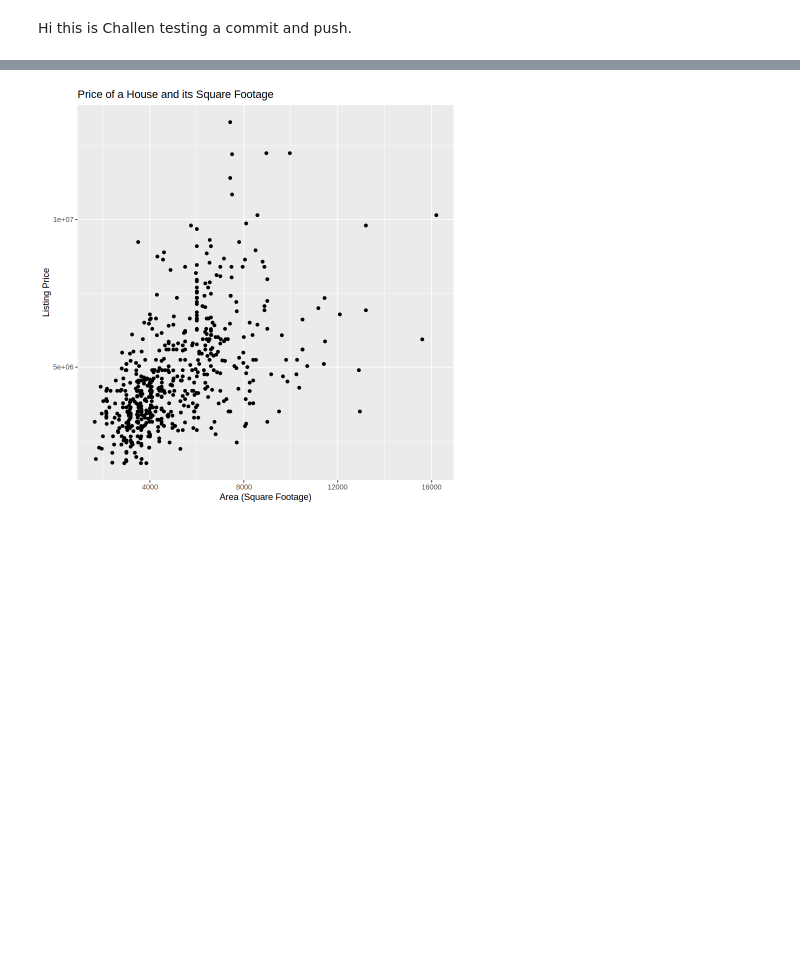
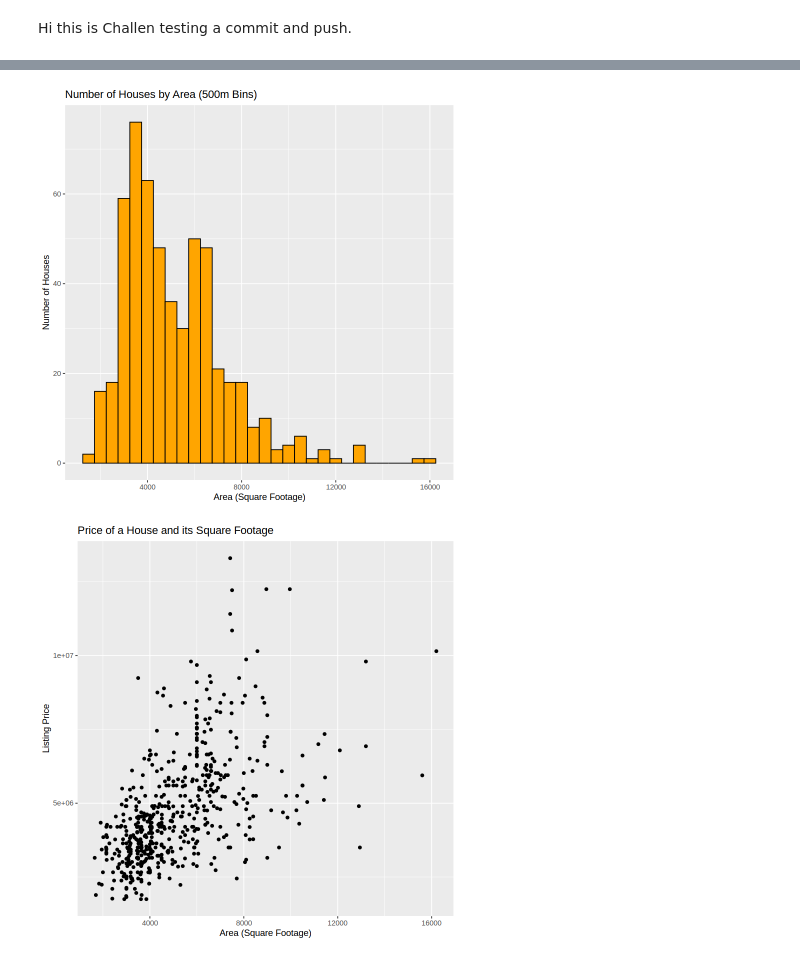
Before and after one commit to chwu01/DSCI-Group-Project, a Jupyter notebook: Challen Test.ipynb, the cells around one changed output, grey strips where cells are left out. Drawn from its saved outputs; the diff is of its cells as text; code cells hidden in the pictures; blank space fills up the shorter version.

```diff
--- a/Challen Test.ipynb
+++ b/Challen Test.ipynb
@@ -36,3 +109,15 @@ A spec_tbl_df: 545 × 13
+# %%
+# Quick visualization
+
+number_of_houses_by_area <- housing_df |>
+    ggplot(aes(x = area)) +
+    geom_histogram(binwidth = 500, colour = "black", fill = "orange") +
+    ggtitle("Number of Houses by Area (500m Bins)") +
+    labs(x = "Area (Square Footage)", y = "Number of Houses")
+
+number_of_houses_by_area
+# %% [output]
+[figure, added]
 # %%
 price_area_plot <- housing_df |>
     ggplot(aes(x = area, y = price)) +
```
Also changed, not shown: parts of 4 cells of this notebook.
